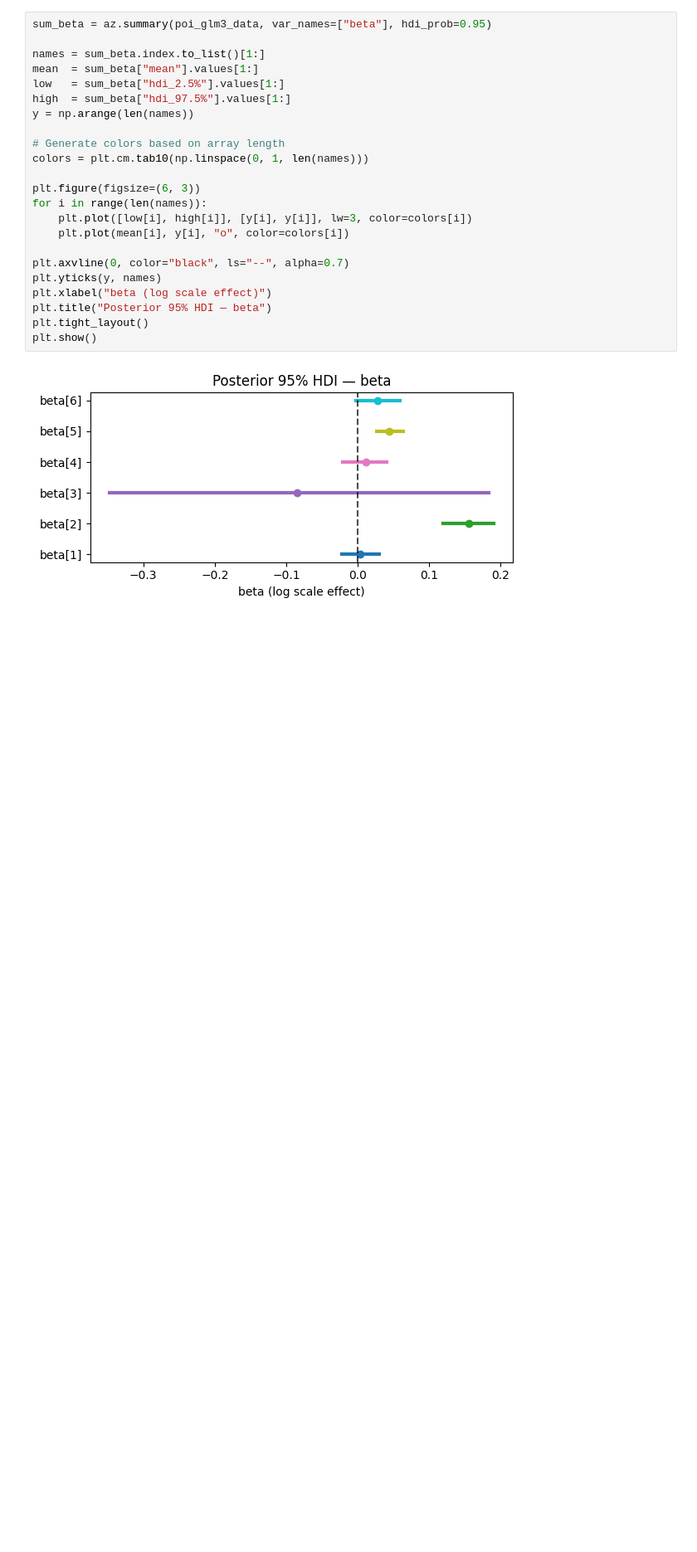
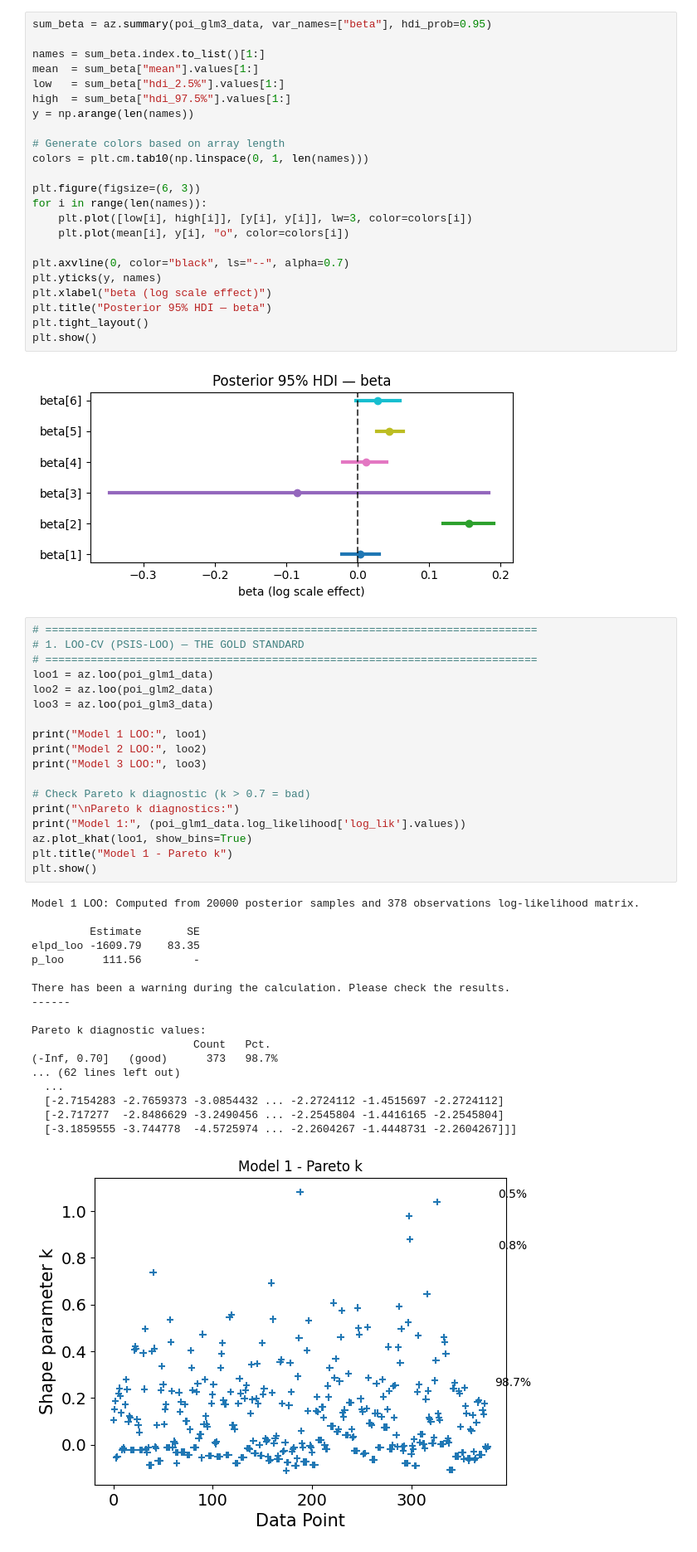
Before and after one commit to ahbagheri01/Progetto_Bayesian_Statistics, a Jupyter notebook: src/jupyter/ab_stan.ipynb, the cells around one changed output. Shown at 83% size. Saved outputs shown, nothing was run; the diff lists cells and outputs as text; blank space fills up the shorter version.

```diff
--- a/src/jupyter/ab_stan.ipynb
+++ b/src/jupyter/ab_stan.ipynb
@@ -952,3 +952,40 @@ plt.tight_layout()
 plt.show()
 # %% [output]
 [figure]
+# %%
+# ============================================================================
+# 1. LOO-CV (PSIS-LOO) — THE GOLD STANDARD
+# ============================================================================
+loo1 = az.loo(poi_glm1_data)
+loo2 = az.loo(poi_glm2_data)
+loo3 = az.loo(poi_glm3_data)
+
+print("Model 1 LOO:", loo1)
+print("Model 2 LOO:", loo2)
+print("Model 3 LOO:", loo3)
+
+# Check Pareto k diagnostic (k > 0.7 = bad)
+print("\nPareto k diagnostics:")
+print("Model 1:", (poi_glm1_data.log_likelihood['log_lik'].values))
+az.plot_khat(loo1, show_bins=True)
+plt.title("Model 1 - Pareto k")
+plt.show()
+# %% [output]
+Model 1 LOO: Computed from 20000 posterior samples and 378 observations log-likelihood matrix.
+
+         Estimate       SE
+elpd_loo -1609.79    83.35
+p_loo      111.56        -
+
+There has been a warning during the calculation. Please check the results.
+------
+
+Pareto k diagnostic values:
+                         Count   Pct.
+(-Inf, 0.70]   (good)      373   98.7%
+... (62 lines left out)
+  ...
+  [-2.7154283 -2.7659373 -3.0854432 ... -2.2724112 -1.4515697 -2.2724112]
+  [-2.717277  -2.8486629 -3.2490456 ... -2.2545804 -1.4416165 -2.2545804]
+  [-3.1859555 -3.744778  -4.5725974 ... -2.2604267 -1.4448731 -2.2604267]]]
+[figure, added]
```
Also changed, not shown: parts of 3 cells of this notebook.
